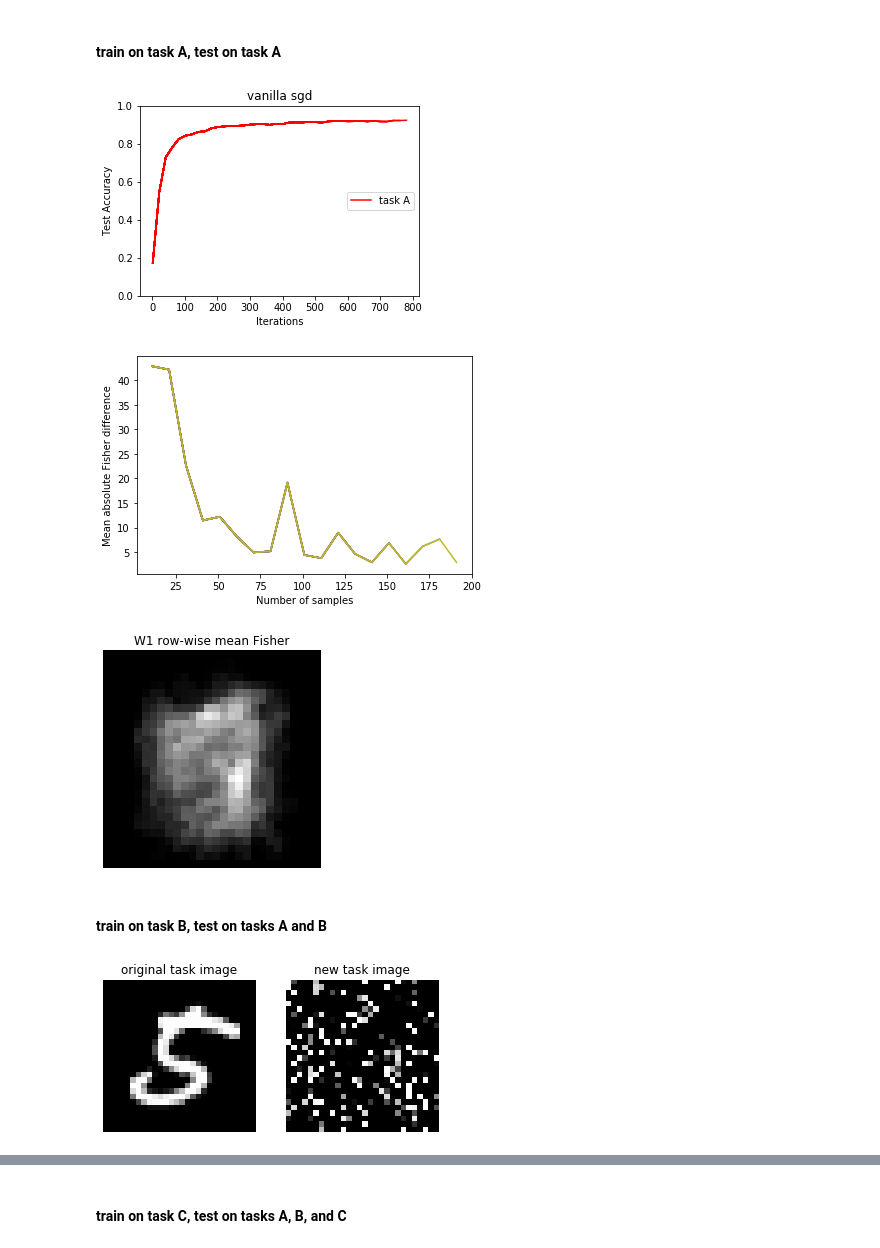
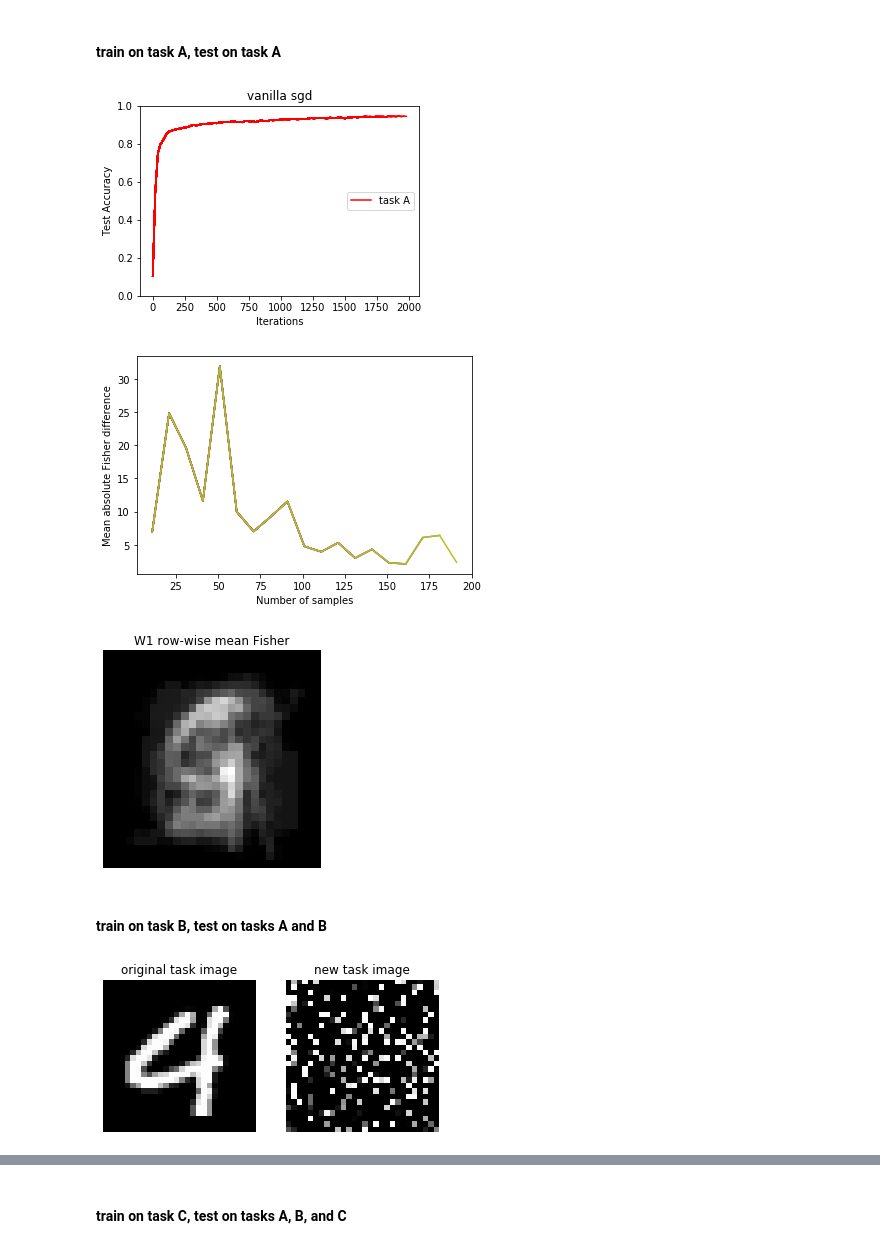
Before and after one commit to ArchontPnz/overcoming-catastrophic, a Jupyter notebook: experiment.ipynb, the cells around one changed output, grey strips where cells are left out. Drawn from its saved outputs; the diff is of its cells as text; code cells hidden in the pictures.

```diff
--- a/experiment.ipynb
+++ b/experiment.ipynb
@@ -64,7 +64,7 @@ def train_task(model, num_iter, disp_freq, trainset, testsets, x, y_, lams=[0]):
             if iter % disp_freq == 0:
                 plt.subplot(1, len(lams), l+1)
                 plots = []
-                colors = ['r', 'b', 'g']
+                colors = ['r', 'b', 'g', 'y']
                 for task in range(len(testsets)):
                     feed_dict={x: testsets[task].test.images, y_: testsets[task].test.labels}
                     test_accs[task][iter//disp_freq] = model.accuracy.eval(feed_dict=feed_dict)
@@ -95,20 +95,20 @@ sess.run(tf.global_variables_initializer())
 #### train on task A, test on task A
 # %%
 # training 1st task
-train_task(model, 800, 20, mnist, [mnist], x, y_, lams=[0])
+train_task(model, 2000, 20, mnist, [mnist], x, y_, lams=[0])
 # %% [output]
-[figure, old version]
+[figure, new version]
 # %%
 # Fisher information
 model.compute_fisher(mnist.validation.images, sess, num_samples=200, plot_diffs=True) # use validation set for Fisher computation
 # %% [output]
-[figure, old version]
+[figure, new version]
 # %%
 F_row_mean = np.mean(model.F_accum[0], 1)
 mnist_imshow(F_row_mean)
 plt.title("W1 row-wise mean Fisher");
 # %% [output]
-[figure, old version]
+[figure, new version]
 # %% [markdown]
 #### train on task B, test on tasks A and B
 # %%
@@ -122,7 +122,7 @@ plt.subplot(1,2,2)
 mnist_imshow(mnist2.train.images[5])
 plt.title("new task image");
 # %% [output]
-[figure, old version]
+[figure, new version]
 # %%
 # save current optimal weights
 model.star()
```
Also changed, not shown: parts of 10 cells of this notebook.
